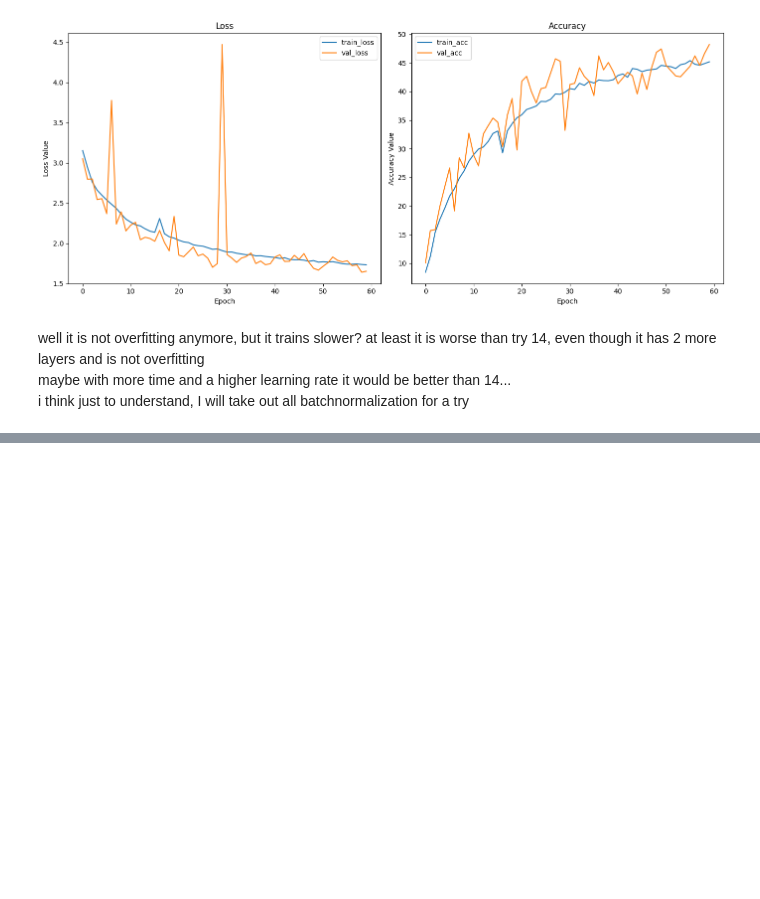
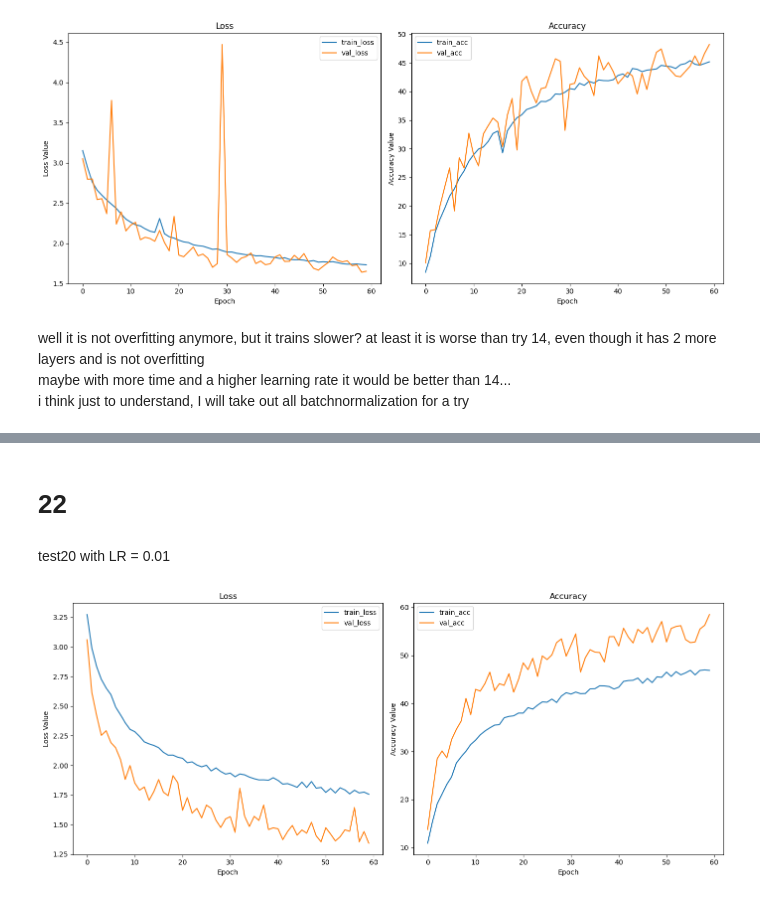
Before and after one commit to Anton123567/DL_UPC, a Jupyter notebook: results_all/Deep Learning Assignment.ipynb, the cells around one changed output, grey strips where cells are left out. Drawn from its saved outputs; the diff is of its cells as text; code cells hidden in the pictures; blank space fills up the shorter version.

```diff
--- a/results_all/Deep Learning Assignment.ipynb
+++ b/results_all/Deep Learning Assignment.ipynb
@@ -723,0 +775,8 @@ i think just to understand, I will take out all batchnormalization for a try
+# %% [markdown]
+# 22
+# %% [markdown]
+test20 with LR = 0.01
+# %%
+plot_res('results22.csv')
+# %% [output]
+[figure, added]
```
Also changed, not shown: parts of 9 cells of this notebook, 1 other file.
